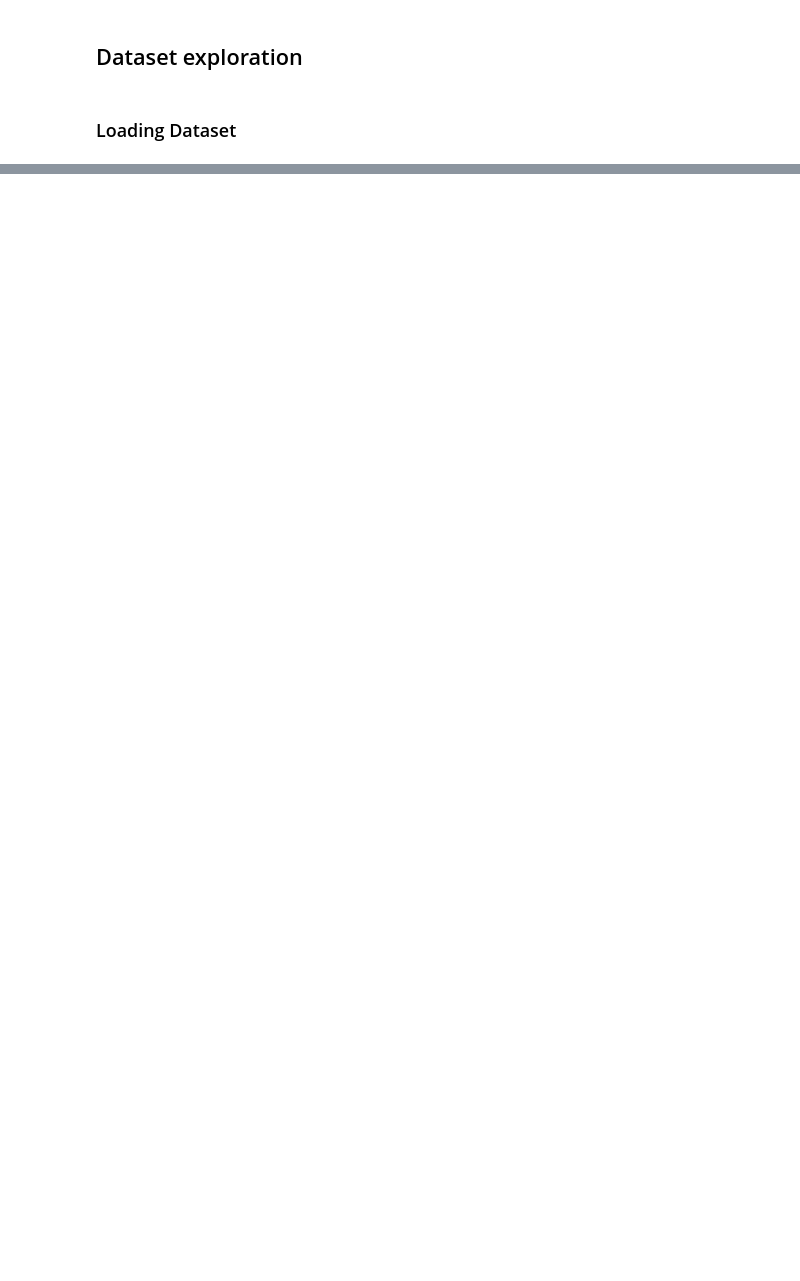
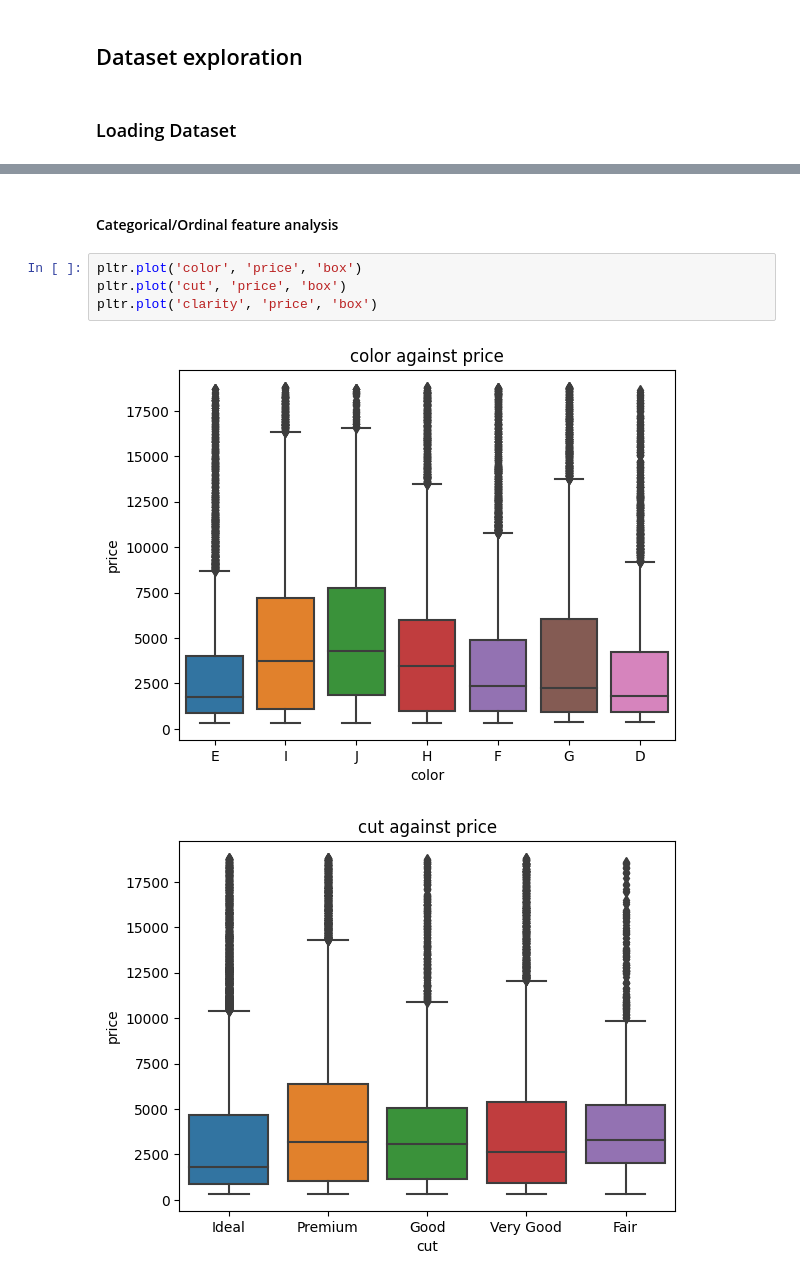
Before and after one commit to shreyashonnalli/ST451, a Jupyter notebook: regression.ipynb, the cells around one changed output, grey strips where cells are left out. Saved outputs shown, nothing was run; the diff lists cells and outputs as text; blank space fills up the shorter version.

```diff
--- a/regression.ipynb
+++ b/regression.ipynb
@@ -38,0 +93,9 @@ df = pd.read_csv('students_dataset.csv')
+# %% [markdown]
+#### Categorical/Ordinal feature analysis
+# %%
+pltr.plot('color', 'price', 'box')
+pltr.plot('cut', 'price', 'box')
+pltr.plot('clarity', 'price', 'box')
+# %% [output]
+[figure, added]
+[figure, added]
```
Also changed, not shown: parts of 67 cells of this notebook, 2 other files.
